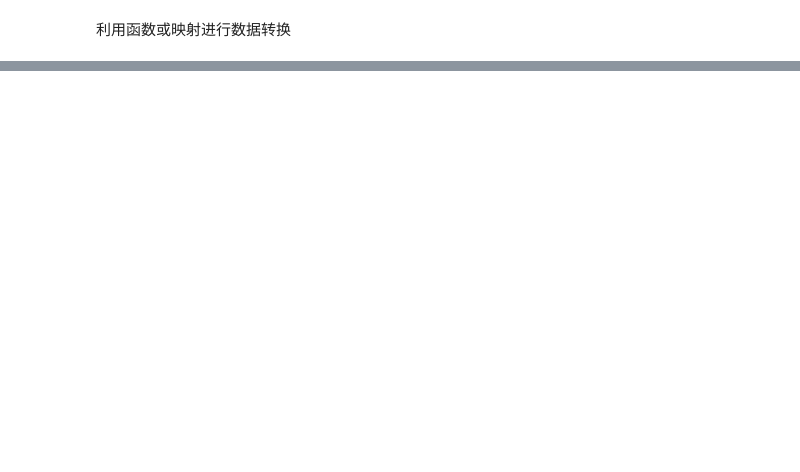
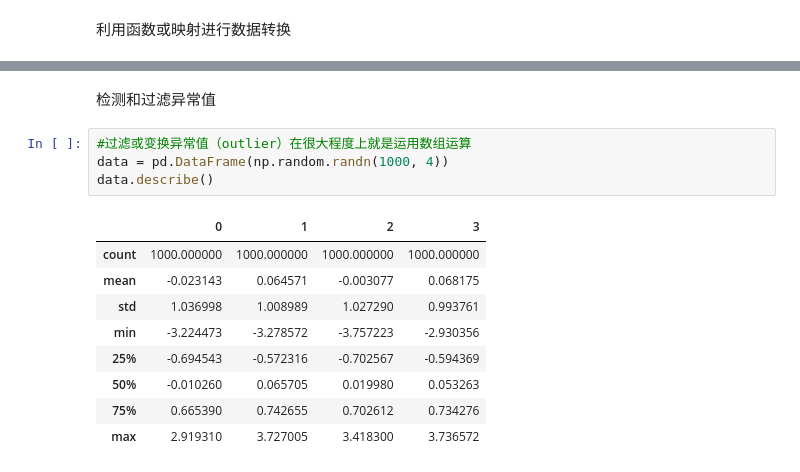
Before and after one commit to sanpang228/DataAnalysis, a Jupyter notebook: Task4.ipynb, the cells around one changed output, grey strips where cells are left out. Saved outputs shown, nothing was run; the diff lists cells and outputs as text; blank space fills up the shorter version.

```diff
--- a/Task4.ipynb
+++ b/Task4.ipynb
@@ -154,0 +572,16 @@ df2 = pd.DataFrame({'key': ['a', 'b', 'a', 'b', 'd'], 'data2': range(5)})
+# %% [markdown]
+检测和过滤异常值
+# %%
+#过滤或变换异常值（outlier）在很大程度上就是运用数组运算
+data = pd.DataFrame(np.random.randn(1000, 4))
+data.describe()
+# %% [output]
+|  | 0 | 1 | 2 | 3 |
+| count | 1000.000000 | 1000.000000 | 1000.000000 | 1000.000000 |
+| mean | -0.023143 | 0.064571 | -0.003077 | 0.068175 |
+| std | 1.036998 | 1.008989 | 1.027290 | 0.993761 |
+| min | -3.224473 | -3.278572 | -3.757223 | -2.930356 |
+| 25% | -0.694543 | -0.572316 | -0.702567 | -0.594369 |
+| 50% | -0.010260 | 0.065705 | 0.019980 | 0.053263 |
+| 75% | 0.665390 | 0.742655 | 0.702612 | 0.734276 |
+| max | 2.919310 | 3.727005 | 3.418300 | 3.736572 |
```
Also changed, not shown: parts of 122 cells of this notebook.
